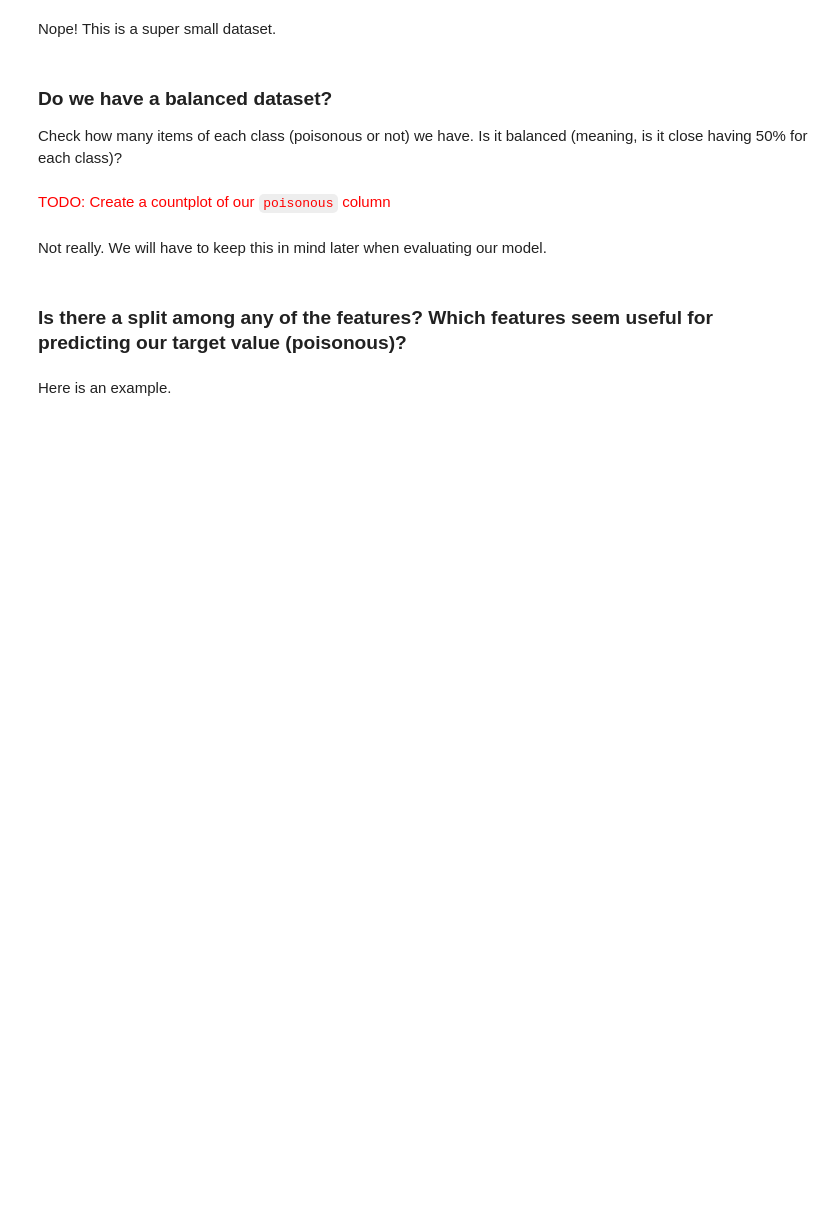
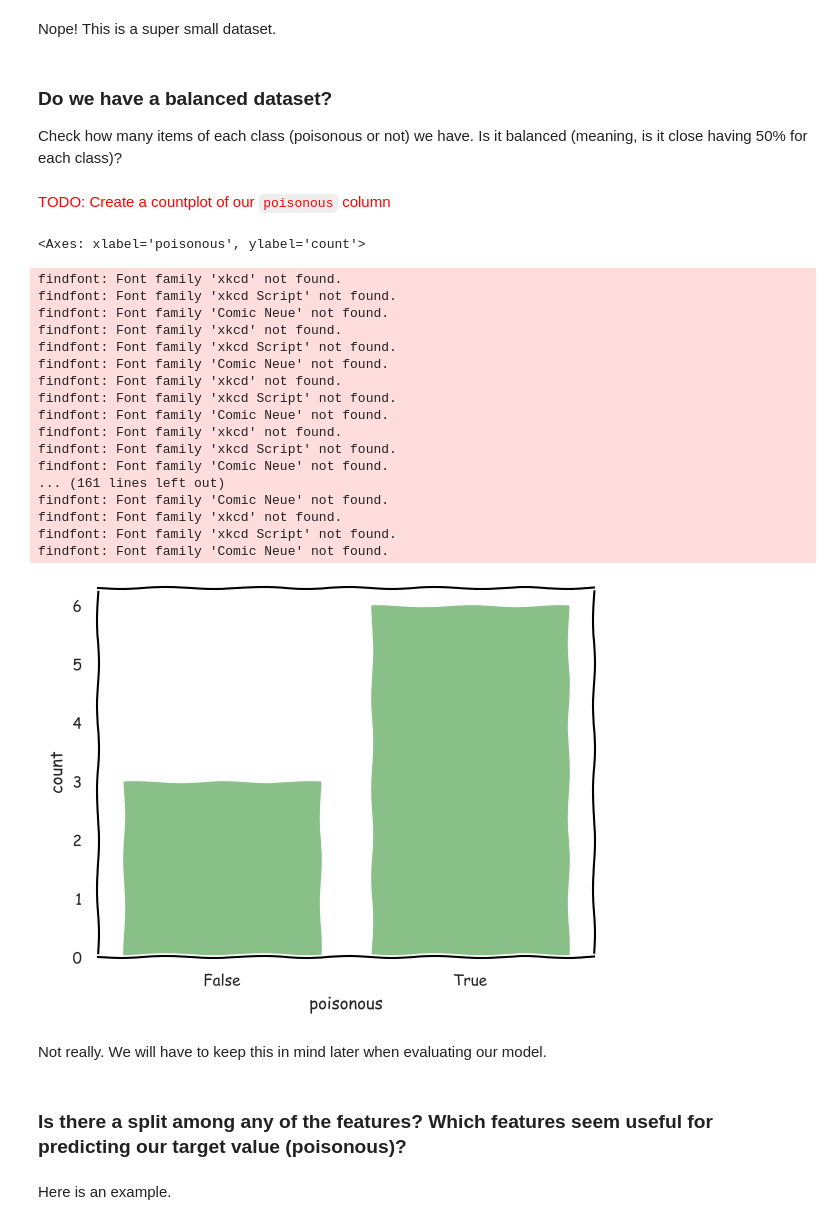
Before and after one commit to ShreeyaTadisina/shreeyatadisina.github.io, a Jupyter notebook: ITCS3162/learningExercise/Scikit Learn Exercise.ipynb, the cells around one changed output. Cells and saved outputs as stored; diff of their text form; code cells hidden in the pictures; blank space fills up the shorter version.

```diff
--- a/ITCS3162/learningExercise/Scikit Learn Exercise.ipynb
+++ b/ITCS3162/learningExercise/Scikit Learn Exercise.ipynb
@@ -93,6 +94,27 @@ Check how many items of each class (poisonous or not) we have. Is it balanced (m
 # %%
 # TODO. Do something to answer this question.
 # A visualization or describing the data in some way (don't just manually count though!)
+sns.countplot(x = 'poisonous', data = df)
+# %% [output]
+<Axes: xlabel='poisonous', ylabel='count'>
+findfont: Font family 'xkcd' not found.
+findfont: Font family 'xkcd Script' not found.
+findfont: Font family 'Comic Neue' not found.
+findfont: Font family 'xkcd' not found.
+findfont: Font family 'xkcd Script' not found.
+findfont: Font family 'Comic Neue' not found.
+findfont: Font family 'xkcd' not found.
+findfont: Font family 'xkcd Script' not found.
+findfont: Font family 'Comic Neue' not found.
+findfont: Font family 'xkcd' not found.
+findfont: Font family 'xkcd Script' not found.
+findfont: Font family 'Comic Neue' not found.
+... (161 lines left out)
+findfont: Font family 'Comic Neue' not found.
+findfont: Font family 'xkcd' not found.
+findfont: Font family 'xkcd Script' not found.
+findfont: Font family 'Comic Neue' not found.
+[figure, added]
 # %% [markdown]
 Not really. We will have to keep this in mind later when evaluating our model.
 # %% [markdown]
```
Also changed, not shown: parts of 8 cells of this notebook, 6 other files.
